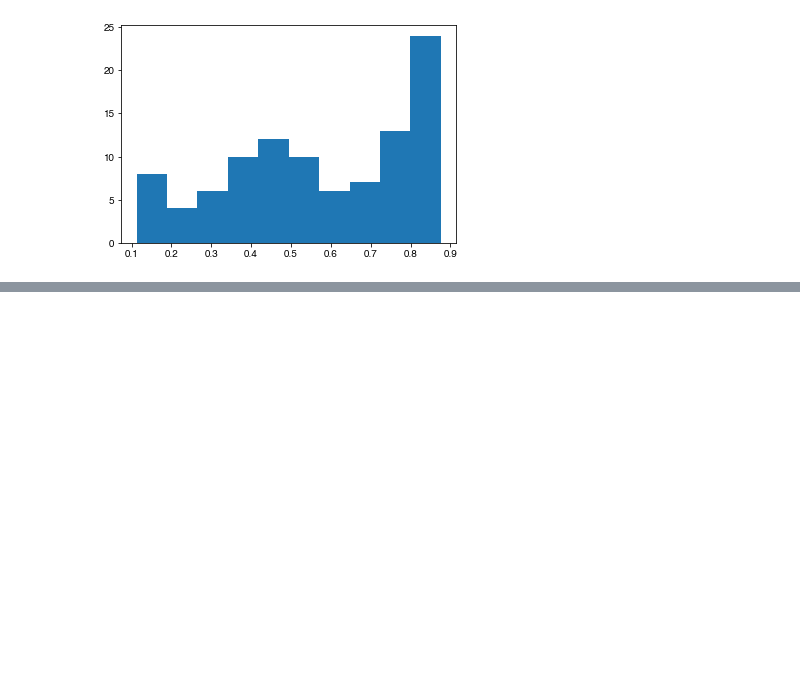
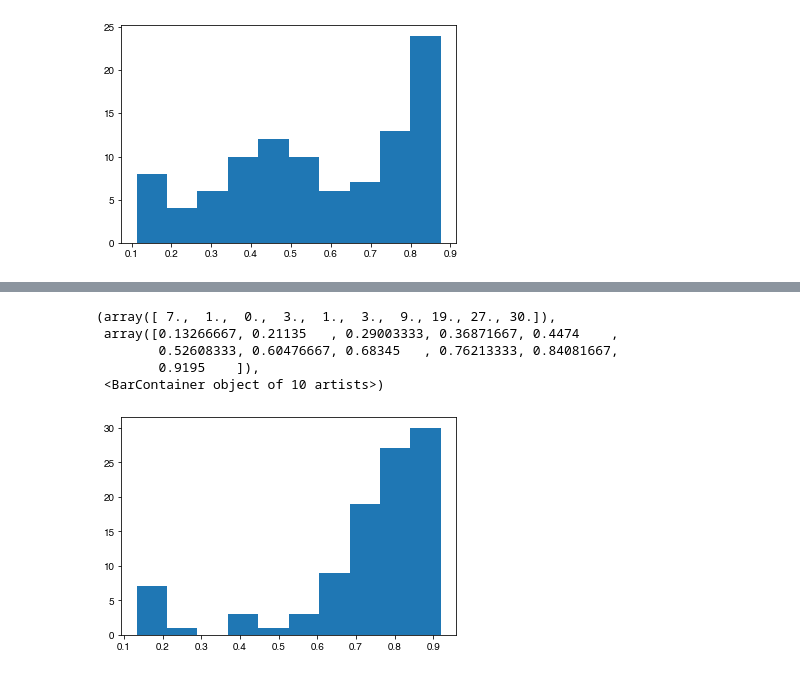
Before and after one commit to mayuri95/designing_for_privacy, a Jupyter notebook: pac_private_gd/gd_accs.ipynb, the cells around one changed output, grey strips where cells are left out. Cells and saved outputs as stored; diff of their text form; code cells hidden in the pictures; blank space fills up the shorter version.

```diff
--- a/pac_private_gd/gd_accs.ipynb
+++ b/pac_private_gd/gd_accs.ipynb
@@ -214,0 +285,11 @@ get_all_mses('mnist_0_vs_7', 0.01, budget_range)[1024]
+# %%
+orig_mses = get_all_mses('credit', 'exact', [1024])
+# %%
+plt.hist(orig_mses[1024][1])
+# %% [output]
+(array([ 7.,  1.,  0.,  3.,  1.,  3.,  9., 19., 27., 30.]),
+ array([0.13266667, 0.21135   , 0.29003333, 0.36871667, 0.4474    ,
+        0.52608333, 0.60476667, 0.68345   , 0.76213333, 0.84081667,
+        0.9195    ]),
+ <BarContainer object of 10 artists>)
+[figure, added]
```
Also changed, not shown: parts of 16 cells of this notebook, 1 other file.
